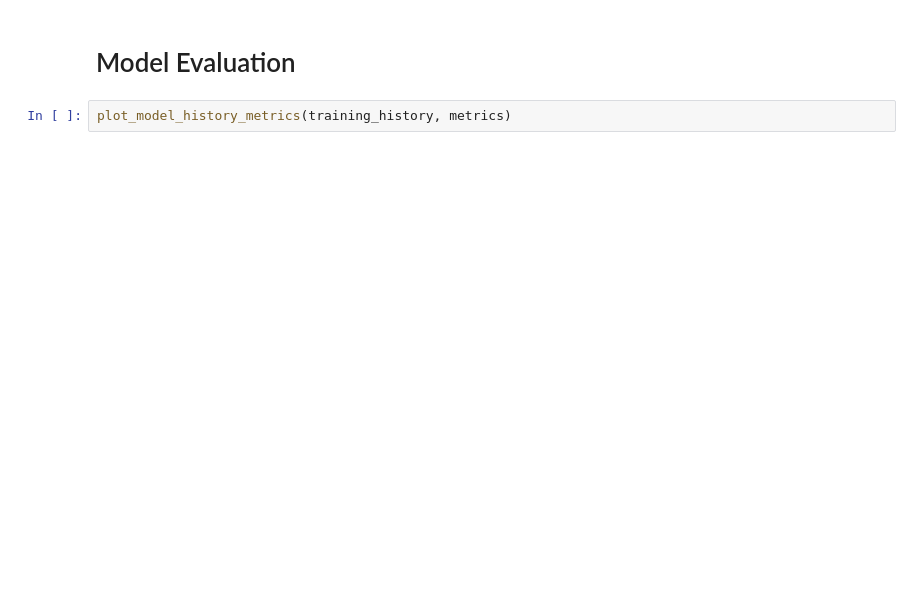
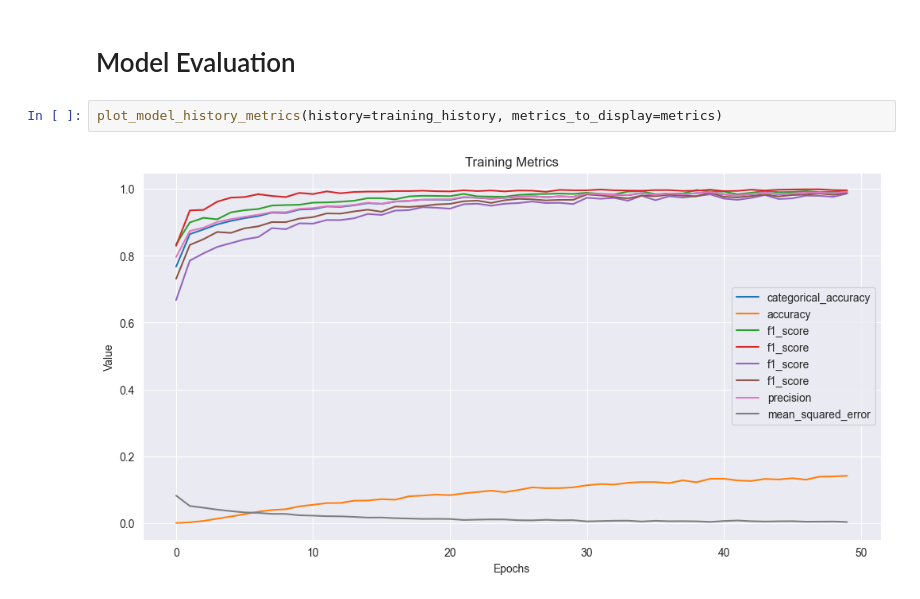
Before and after one commit to CubicleJockey/eye-disease-classification, a Jupyter notebook: EyeDiseaseClassification/eye-disease-classification.ipynb, the cells around one changed output. Drawn from its saved outputs; the diff is of its cells as text; blank space fills up the shorter version.

Commit message:
Trying to get the performance history displaying correctly.

```diff
--- a/EyeDiseaseClassification/eye-disease-classification.ipynb
+++ b/EyeDiseaseClassification/eye-disease-classification.ipynb
@@ -187,4 +192,6 @@ Epoch 6/50
 # %% [markdown]
 # Model Evaluation
 # %%
-plot_model_history_metrics(training_history, metrics)
+plot_model_history_metrics(history=training_history, metrics_to_display=metrics)
+# %% [output]
+[figure, added]
```
Also changed, not shown: parts of 1 cell of this notebook.
